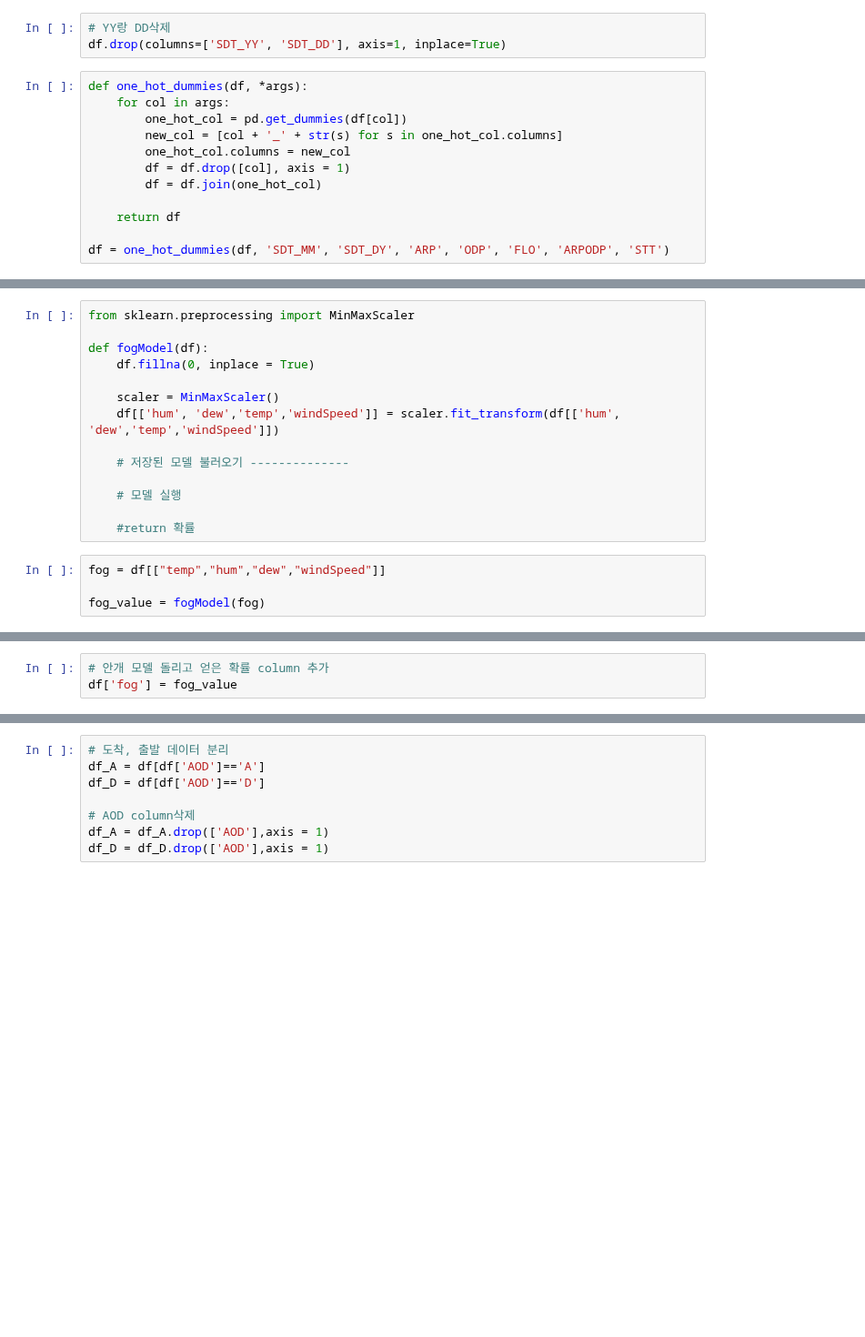
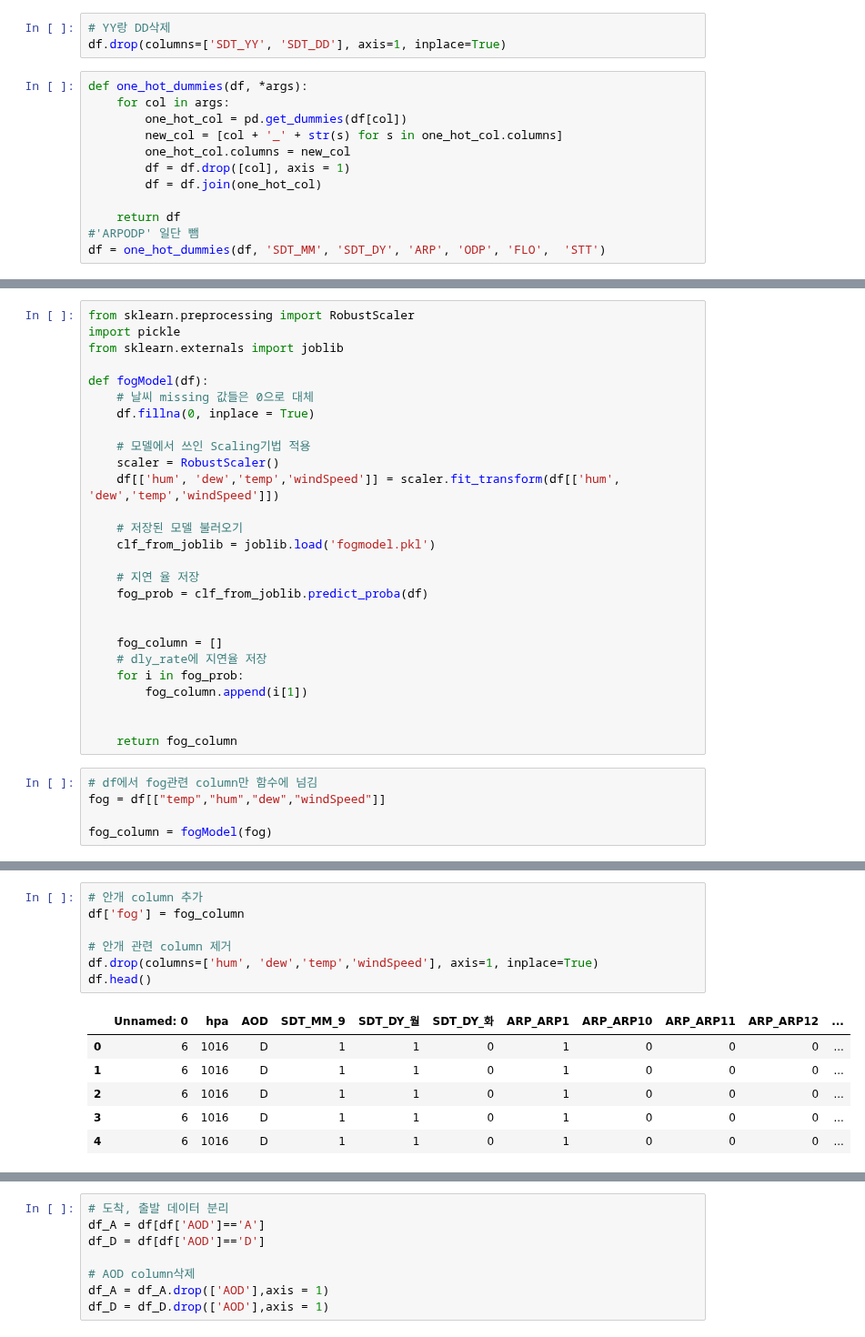
Before and after one commit to KimDoubleB/DelayPrediction, a Jupyter notebook: bb/predict_delay.ipynb, the cells around one changed output, grey strips where cells are left out. Shown at 91% size. Saved outputs shown, nothing was run; the diff lists cells and outputs as text; blank space fills up the shorter version.

```diff
--- a/bb/predict_delay.ipynb
+++ b/bb/predict_delay.ipynb
@@ -178,8 +180,8 @@ def one_hot_dummies(df, *args):
         df = df.join(one_hot_col)
 
     return df
-
-df = one_hot_dummies(df, 'SDT_MM', 'SDT_DY', 'ARP', 'ODP', 'FLO', 'ARPODP', 'STT')
+#'ARPODP' 일단 뺌
+df = one_hot_dummies(df, 'SDT_MM', 'SDT_DY', 'ARP', 'ODP', 'FLO',  'STT')
 # %%
 df.columns
 
@@ -194,18 +203,32 @@ Index(['AOD', 'SDT_MM_9', 'SDT_DY_금', 'SDT_DY_목', 'SDT_DY_수', 'SDT_DY_월'
 # %%
-from sklearn.preprocessing import MinMaxScaler
+from sklearn.preprocessing import RobustScaler
+import pickle
+from sklearn.externals import joblib
 
 def fogModel(df):
+    # 날씨 missing 값들은 0으로 대체
     df.fillna(0, inplace = True)
 
-    scaler = MinMaxScaler()
+    # 모델에서 쓰인 Scaling기법 적용
+    scaler = RobustScaler()
     df[['hum', 'dew','temp','windSpeed']] = scaler.fit_transform(df[['hum', 'dew','temp','windSpeed']])
 
-    # 저장된 모델 불러오기 --------------
+    # 저장된 모델 불러오기
+    clf_from_joblib = joblib.load('fogmodel.pkl')
 
-    # 모델 실행
+    # 지연 율 저장
+    fog_prob = clf_from_joblib.predict_proba(df)
 
-    #return 확률
+
+    fog_column = []
+    # dly_rate에 지연율 저장
+    for i in fog_prob:
+        fog_column.append(i[1])
+
+
+    return fog_column
 # %%
+# df에서 fog관련 column만 함수에 넘김
 fog = df[["temp","hum","dew","windSpeed"]]
 
-fog_value = fogModel(fog)
+fog_column = fogModel(fog)
@@ -212,3 +246,14 @@ fog_value = fogModel(fog)
-# %%
-# 안개 모델 돌리고 얻은 확률 column 추가
-df['fog'] = fog_value
+# %%
+# 안개 column 추가
+df['fog'] = fog_column
+
+# 안개 관련 column 제거
+df.drop(columns=['hum', 'dew','temp','windSpeed'], axis=1, inplace=True)
+df.head()
+# %% [output]
+|  | Unnamed: 0 | hpa | AOD | SDT_MM_9 | SDT_DY_월 | SDT_DY_화 | ARP_ARP1 | ARP_ARP10 | ARP_ARP11 | ARP_ARP12 | ... |
+| 0 | 6 | 1016 | D | 1 | 1 | 0 | 1 | 0 | 0 | 0 | ... |
+| 1 | 6 | 1016 | D | 1 | 1 | 0 | 1 | 0 | 0 | 0 | ... |
+| 2 | 6 | 1016 | D | 1 | 1 | 0 | 1 | 0 | 0 | 0 | ... |
+| 3 | 6 | 1016 | D | 1 | 1 | 0 | 1 | 0 | 0 | 0 | ... |
+| 4 | 6 | 1016 | D | 1 | 1 | 0 | 1 | 0 | 0 | 0 | ... |
```
Also changed, not shown: parts of 19 cells of this notebook, 3 other files.
